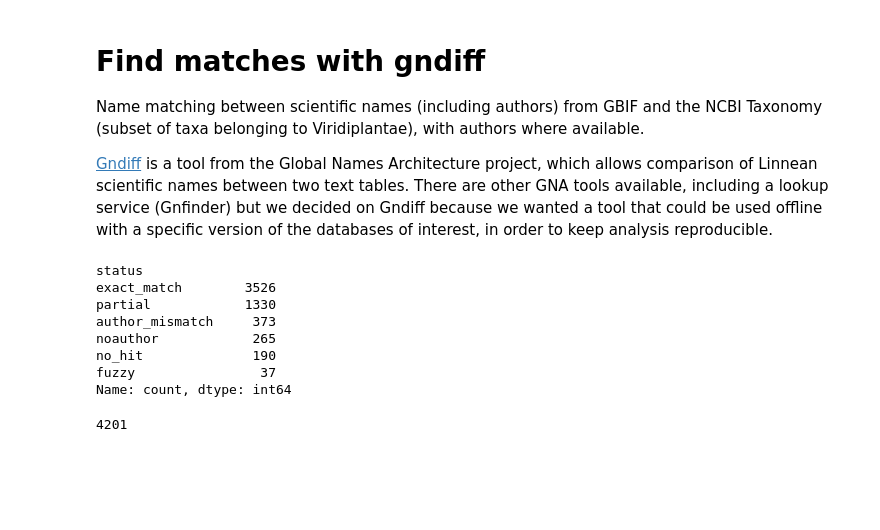
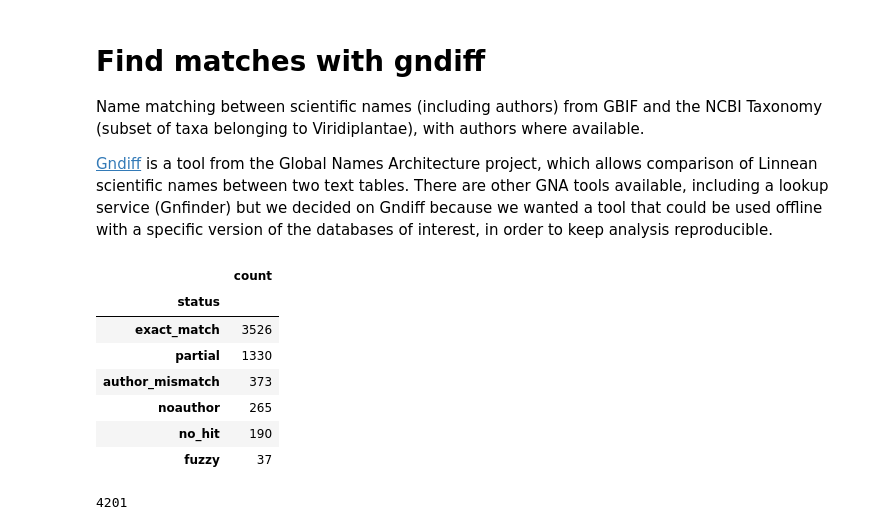
Before and after one commit to monagrland/taxo-harmo, a Jupyter notebook: compare-names.ipynb, the cells around one changed output. Cells and saved outputs as stored; diff of their text form; code cells hidden in the pictures; blank space fills up the shorter version.

```diff
--- a/compare-names.ipynb
+++ b/compare-names.ipynb
@@ -261,16 +263,16 @@ for i in hits1['Matches']:
 # Convert to data frame
 hits1_df = pd.DataFrame(hits1_parsed).fillna('')
 # %%
-hits1_df.value_counts("status", dropna=False)
+hits1_df.value_counts("status", dropna=False).to_frame()
 # %% [output]
-status
-exact_match        3526
-partial            1330
-author_mismatch     373
-noauthor            265
-no_hit              190
-fuzzy                37
-Name: count, dtype: int64
+|  | count |
+| status |  |
+| exact_match | 3526 |
+| partial | 1330 |
+| author_mismatch | 373 |
+| noauthor | 265 |
+| no_hit | 190 |
+| fuzzy | 37 |
 # %%
 # Merge matched names with the original table
 round1_matched = pd.merge(
```
Also changed, not shown: parts of 23 cells of this notebook, 2 other files.
